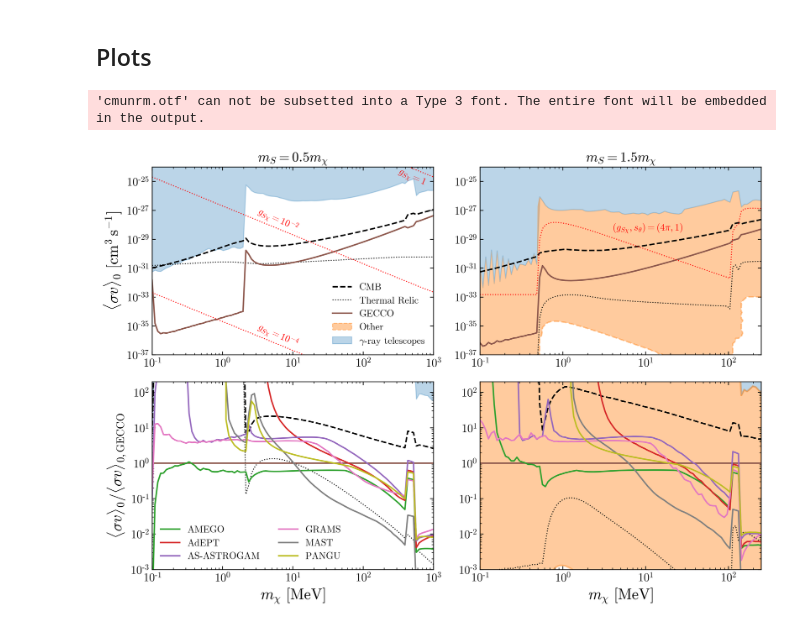
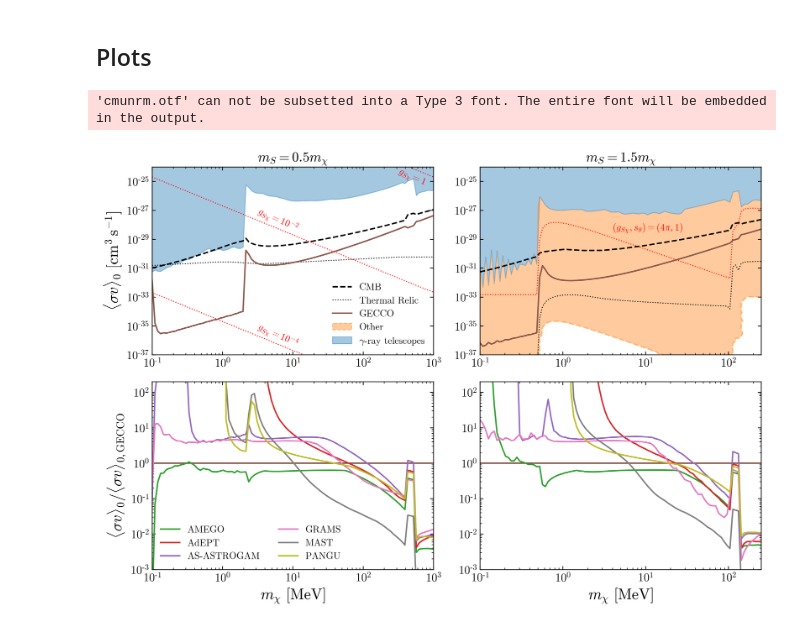
Before and after one commit to adam-coogan/hazma_applications, a Jupyter notebook: new_telescope_constraints/higgs_portal/HiggsPortalConstraints.ipynb, the cells around one changed output. Saved outputs shown, nothing was run; the diff lists cells and outputs as text; code cells hidden in the pictures.

Commit message:
change plotting; bug fix

```diff
--- a/new_telescope_constraints/higgs_portal/HiggsPortalConstraints.ipynb
+++ b/new_telescope_constraints/higgs_portal/HiggsPortalConstraints.ipynb
@@ -89,19 +91,17 @@ with open('data/pheno_constraints_heavy_med.p', 'rb') as f:
 with open('data/constraints_light_med.p', 'rb') as f:
     df_light_med = pd.DataFrame(pickle.load(f))
 
-# TODO: condense the pheno constraints
-to_condense_pheno = []  # ["babar", "lsnd", "e137"]
-# df_heavy_med['other'] = np.min([df_heavy_med[constr] for constr in to_condense_pheno], axis=0)
-# df_light_med['other'] = np.min([df_light_med[constr] for constr in to_condense_pheno], axis=0)
-
 # Condense the old telescopes
 to_condense_telescopes = ["comptel", "egret", "fermi", "integral"]
 df_heavy_med['past_telescopes'] = np.min([df_heavy_med[tel] for tel in to_condense_telescopes], axis=0)
 df_light_med['past_telescopes'] = np.min([df_light_med[tel] for tel in to_condense_telescopes], axis=0)
 
 # Drop condensed columns
-df_heavy_med_condensed = df_heavy_med.drop(to_condense_pheno + to_condense_telescopes, axis=1)
-df_light_med_condensed = df_light_med.drop(to_condense_pheno + to_condense_telescopes, axis=1)
+df_heavy_med_condensed = df_heavy_med.drop(to_condense_telescopes, axis=1)
+df_light_med_condensed = df_light_med.drop(to_condense_telescopes, axis=1)
+
+# For computing curves of constant (gsxx, stheta)
+constrainer = Constraints(100., 1e3, 1, 1)
 # %%
 fig_dim = 4
 colors = [
@@ -125,32 +125,33 @@ fig, axes = plt.subplots(2, 2, dpi=150, figsize=(10, 7))
 for col, df in enumerate(dfs):
     for row, rescaling in enumerate([1, df["gecco"]]):
         ax = axes[row, col]
-        ax.plot(
-            df['mx'],
-            df['cmb'] / rescaling,
-            label=r'CMB' if row == 0 else None,
-            linestyle="--",
-            color="black",
-        )
+        if row == 0:
+            ax.plot(
+                df['mx'],
+                df['cmb'] / rescaling,
+                label=r'CMB',
+                linestyle="--",
+                color="black",
+            )
 
-        ax.plot(
-            df['mx'],
-            df['relic_density'] / rescaling,
-            label=r'Thermal Relic' if row == 0 else None,
-            linestyle=":",
-            color="black",
-            linewidth=1,
-        )
+            ax.plot(
+                df['mx'],
+                df['relic_density'] / rescaling,
+                label=r'Thermal Relic',
+                linestyle=":",
+                color="black",
+                linewidth=1,
+            )
 
-        ax.fill_between(
-            df['mx'],
-            df['past_telescopes'] / rescaling,
-            y_max / rescaling,
-            label=r'$\gamma$-ray telescopes' if row == 0 else None,
-            linestyle="-",
-            color=colors[0],
-            alpha=0.4
-        )
+            ax.fill_between(
+                df['mx'],
+                df['past_telescopes'] / rescaling,
+                y_max / rescaling,
+                label=r'$\gamma$-ray telescopes',
+                linestyle="-",
+                color=colors[0],
+                alpha=0.4
+            )
 
         ax.plot(
             df['mx'],
@@ -248,11 +249,6 @@ axes[0, 1].fill_between(
     ),
     color=colors[1], alpha=0.4, linewidth=0
 )
-_svs_gecco = np.interp(_mxs_pheno, df_heavy_med_condensed["mx"], df_heavy_med_condensed['gecco'])
-_svs_tel = np.interp(_mxs_pheno, df_heavy_med_condensed["mx"], df_heavy_med_condensed['past_telescopes'])
-axes[1, 1].fill_between(
-    _mxs_pheno, _svs_pheno / _svs_gecco, _svs_tel / _svs_gecco, color=colors[1], alpha=0.4, linewidth=2
-)
 # Proxy artist for legend
 axes[0, 0].patches.append(
     plt.Rectangle(
@@ -265,34 +261,33 @@ axes[0, 0].patches.append(
 )
 
 # Cross sections for different coupling values
 axes[0, 1].plot(
-    df_heavy_med["mx"], c_heavy_med.sv_max(df_heavy_med["mx"], df_heavy_med["ms"]), ":r", linewidth=1
+    df_heavy_med["mx"], constrainer.sv_max(df_heavy_med["mx"], df_heavy_med["ms"]), ":r", linewidth=1
 )
 for gsxx in [1, 1e-2, 1e-4]:
     axes[0, 0].plot(
         df_light_med["mx"],
-        c_light_med.sv_max(df_light_med["mx"], df_light_med["ms"], gsxx_max=gsxx),
+        constrainer.sv_max(df_light_med["mx"], df_light_med["ms"], gsxx_max=gsxx),
         ":r",
         linewidth=1,
     )
 # Labels
 axes[0, 0].text(3e2, 6e-26, r"$g_{S\chi} = 1$", rotation=-24, color="r", fontsize=10, alpha=1)
 axes[0, 0].text(3, 4e-29, r"$g_{S\chi} = 10^{-2}$", rotation=-24, color="r", fontsize=10, alpha=1)
 axes[0, 0].text(3, 4e-37, r"$g_{S\chi} = 10^{-4}$", rotation=-24, color="r", fontsize=10, alpha=1)
 axes[0, 1].text(4, 4e-29, r"$(g_{S\chi}, s_\theta) = (4\pi, 1)$", color="r", fontsize=10)
 
 axes[0, 0].legend(fontsize=10, loc="lower right", frameon=False)
 axes[1, 0].legend(fontsize=10, ncol=2, frameon=False)
 axes[0, 0].set_title(
     r"$m_S = %.1f m_\chi$" % (df_light_med["ms"][0] / df_light_med["mx"][0])
 )
 axes[0, 1].set_title(
     r"$m_S = %.1f m_\chi$" % (df_heavy_med["ms"][0] / df_heavy_med["mx"][0])
 )
 
 fig.tight_layout()
-
 fig.savefig("figures/higgs_portal.pdf")
 # %% [output]
 'cmunrm.otf' can not be subsetted into a Type 3 font. The entire font will be embedded in the output.
-[figure, old version]
+[figure, new version]
```
Also changed, not shown: parts of 1 cell of this notebook, 3 other files.
